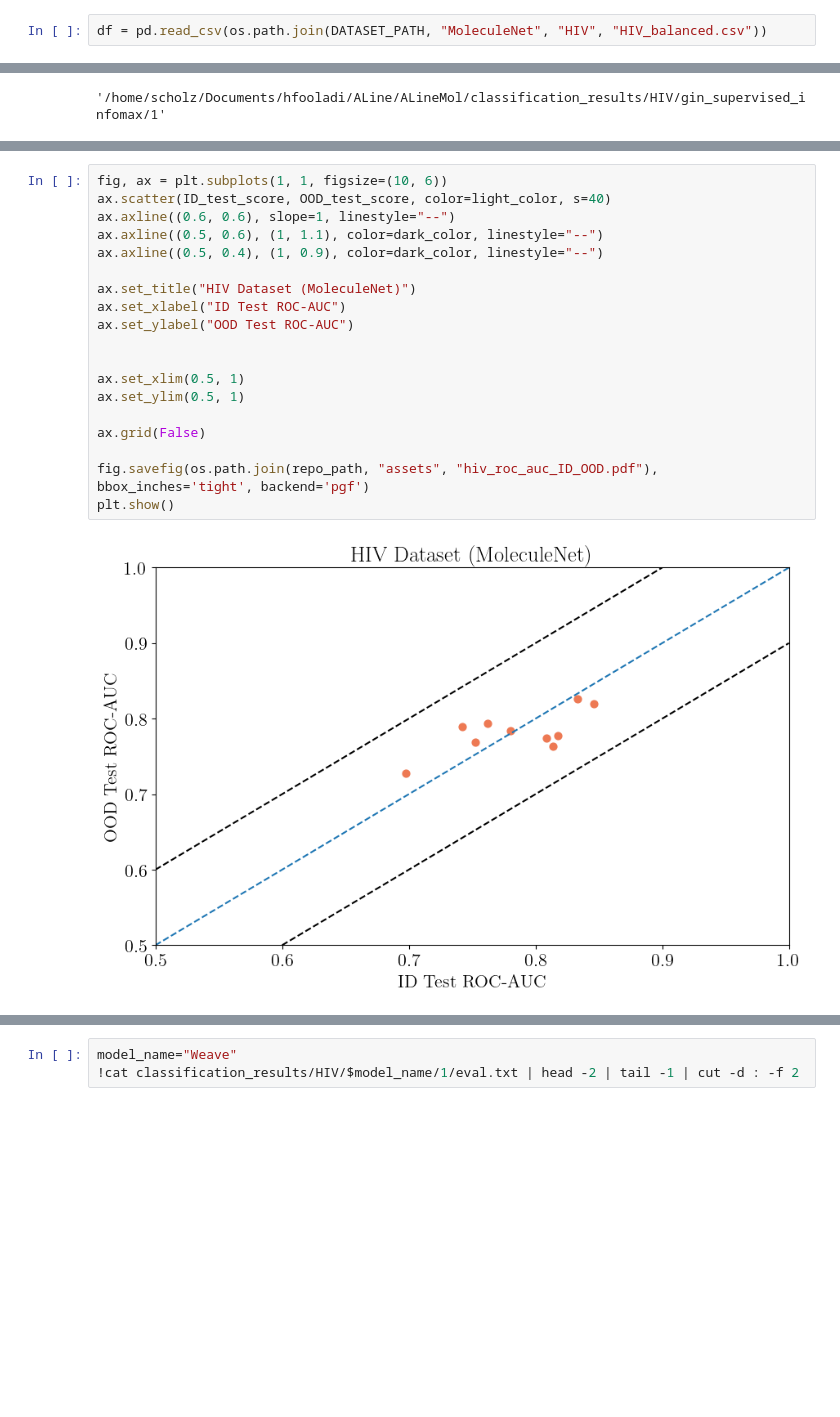
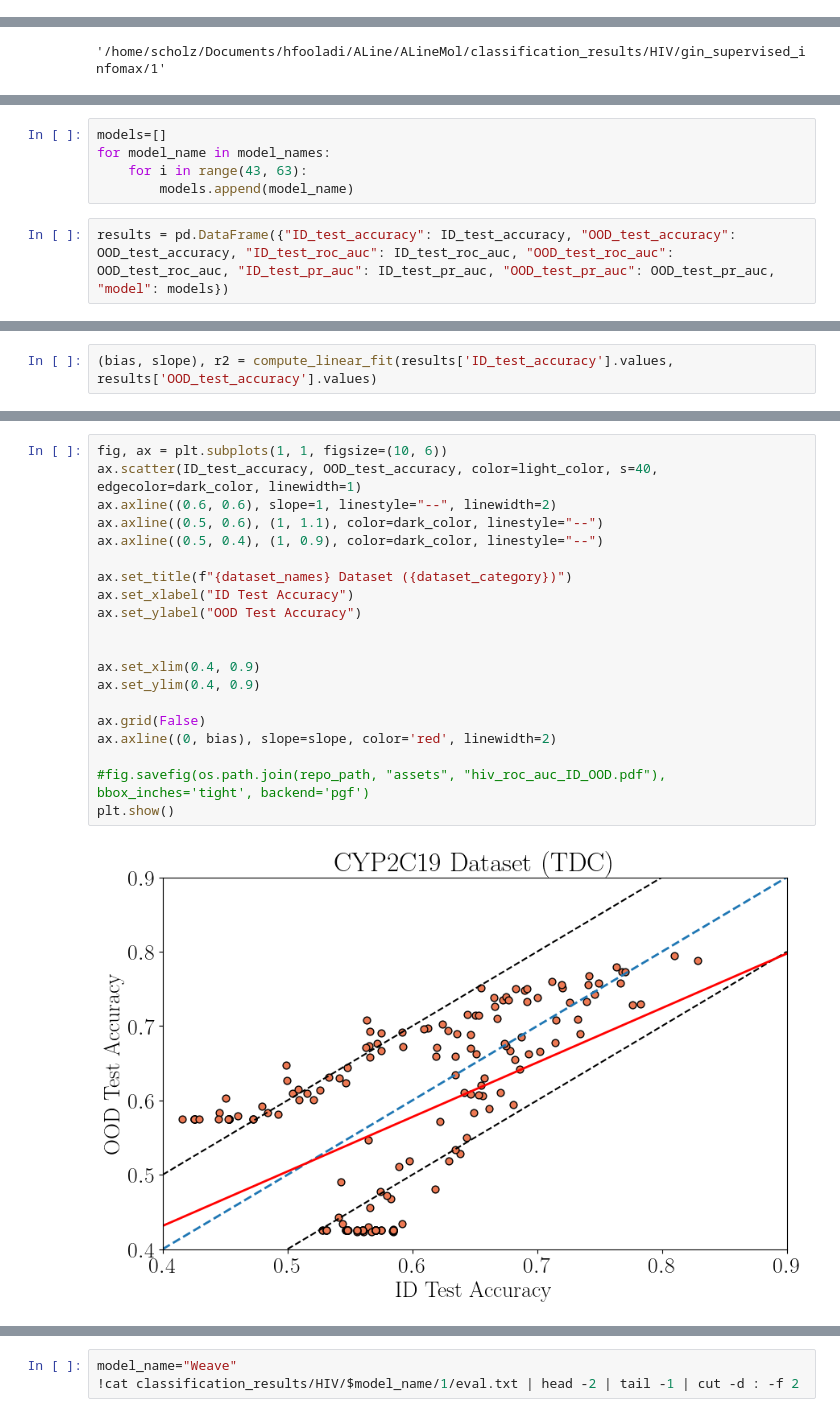
Before and after one commit to HFooladi/ALineMol, a Jupyter notebook: notebooks/example.ipynb, the cells around one changed output, grey strips where cells are left out. Saved outputs shown, nothing was run; the diff lists cells and outputs as text; blank space fills up the shorter version.

```diff
--- a/notebooks/example.ipynb
+++ b/notebooks/example.ipynb
@@ -71,2 +63,0 @@ df_balanced.to_csv(os.path.join(DATASET_PATH, "MoleculeNet", "HIV", "HIV_balance
-# %%
-df = pd.read_csv(os.path.join(DATASET_PATH, "MoleculeNet", "HIV", "HIV_balanced.csv"))
@@ -224,0 +288,7 @@ for model_name in model_names:
+# %%
+models=[]
+for model_name in model_names:
+    for i in range(43, 63):
+        models.append(model_name)
+# %%
+results = pd.DataFrame({"ID_test_accuracy": ID_test_accuracy, "OOD_test_accuracy": OOD_test_accuracy, "ID_test_roc_auc": ID_test_roc_auc, "OOD_test_roc_auc": OOD_test_roc_auc, "ID_test_pr_auc": ID_test_pr_auc, "OOD_test_pr_auc": OOD_test_pr_auc, "model": models})
@@ -224,0 +321,2 @@ for model_name in model_names:
+# %%
+(bias, slope), r2 = compute_linear_fit(results['ID_test_accuracy'].values, results['OOD_test_accuracy'].values)
@@ -225,21 +327,22 @@ for model_name in model_names:
 # %%
 fig, ax = plt.subplots(1, 1, figsize=(10, 6))
-ax.scatter(ID_test_score, OOD_test_score, color=light_color, s=40)
-ax.axline((0.6, 0.6), slope=1, linestyle="--")
+ax.scatter(ID_test_accuracy, OOD_test_accuracy, color=light_color, s=40, edgecolor=dark_color, linewidth=1)
+ax.axline((0.6, 0.6), slope=1, linestyle="--", linewidth=2)
 ax.axline((0.5, 0.6), (1, 1.1), color=dark_color, linestyle="--")
 ax.axline((0.5, 0.4), (1, 0.9), color=dark_color, linestyle="--")
 
-ax.set_title("HIV Dataset (MoleculeNet)")
-ax.set_xlabel("ID Test ROC-AUC")
-ax.set_ylabel("OOD Test ROC-AUC")
+ax.set_title(f"{dataset_names} Dataset ({dataset_category})")
+ax.set_xlabel("ID Test Accuracy")
+ax.set_ylabel("OOD Test Accuracy")
 
 
-ax.set_xlim(0.5, 1)
-ax.set_ylim(0.5, 1)
+ax.set_xlim(0.4, 0.9)
+ax.set_ylim(0.4, 0.9)
 
 ax.grid(False)
+ax.axline((0, bias), slope=slope, color='red', linewidth=2)
 
-fig.savefig(os.path.join(repo_path, "assets", "hiv_roc_auc_ID_OOD.pdf"), bbox_inches='tight', backend='pgf')
+#fig.savefig(os.path.join(repo_path, "assets", "hiv_roc_auc_ID_OOD.pdf"), bbox_inches='tight', backend='pgf')
 plt.show()
 # %% [output]
-[figure, old version]
+[figure, new version]
```
Also changed, not shown: parts of 50 cells of this notebook, 3 other files.
